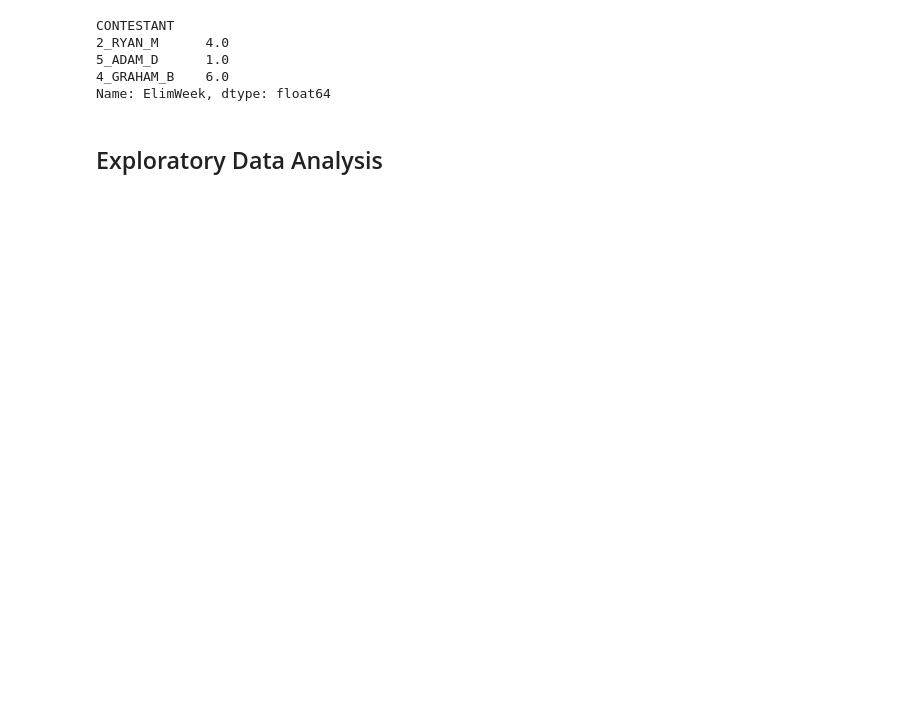
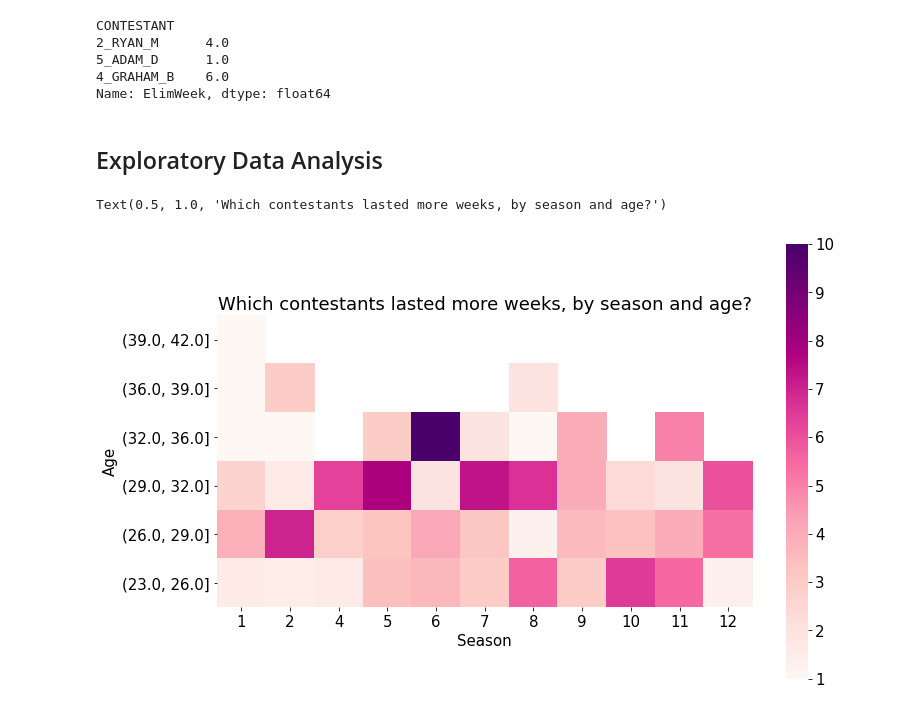
Before and after one commit to KwameTaylor/bachelorette-predictor, a Jupyter notebook: explore.ipynb, the cells around one changed output. Cells and saved outputs as stored; diff of their text form; code cells hidden in the pictures; blank space fills up the shorter version.

```diff
--- a/explore.ipynb
+++ b/explore.ipynb
@@ -10,15 +10,15 @@ import numpy as np
 import pandas as pd
 
 import matplotlib.pyplot as plt
-plt.style.use('ggplot')
+#plt.style.use('ggplot')
 import matplotlib as mpl
 
 from cycler import cycler
 import seaborn as sns
 
 # default viz size settings
-plt.rc('figure', figsize=(10, 7))
-plt.rc('font', size=14)
+plt.rc('figure', figsize=(12, 8))
+plt.rc('font', size=15)
 mpl.rcParams['lines.linewidth'] = 2
 mpl.rcParams['lines.linestyle'] = '--'
 mpl.rcParams['axes.prop_cycle'] = cycler(color=['deepskyblue', 'firebrick', 'darkseagreen', 'violet'])
@@ -84,3 +85,13 @@ CONTESTANT
 Name: ElimWeek, dtype: float64
 # %% [markdown]
 ## Exploratory Data Analysis
+# %%
+heatmap1_data = pd.pivot_table(train, values='ElimWeek',
+                     index=pd.cut(train['Age'], bins=6, precision=0),
+                     columns='Season')
+heatmap1_data.sort_index(inplace=True, ascending=False)
+sns.heatmap(heatmap1_data, cmap="RdPu", square=True)
+plt.title('Which contestants lasted more weeks, by season and age?')
+# %% [output]
+Text(0.5, 1.0, 'Which contestants lasted more weeks, by season and age?')
+[figure, added]
```
Also changed, not shown: parts of 4 cells of this notebook, 4 other files.
